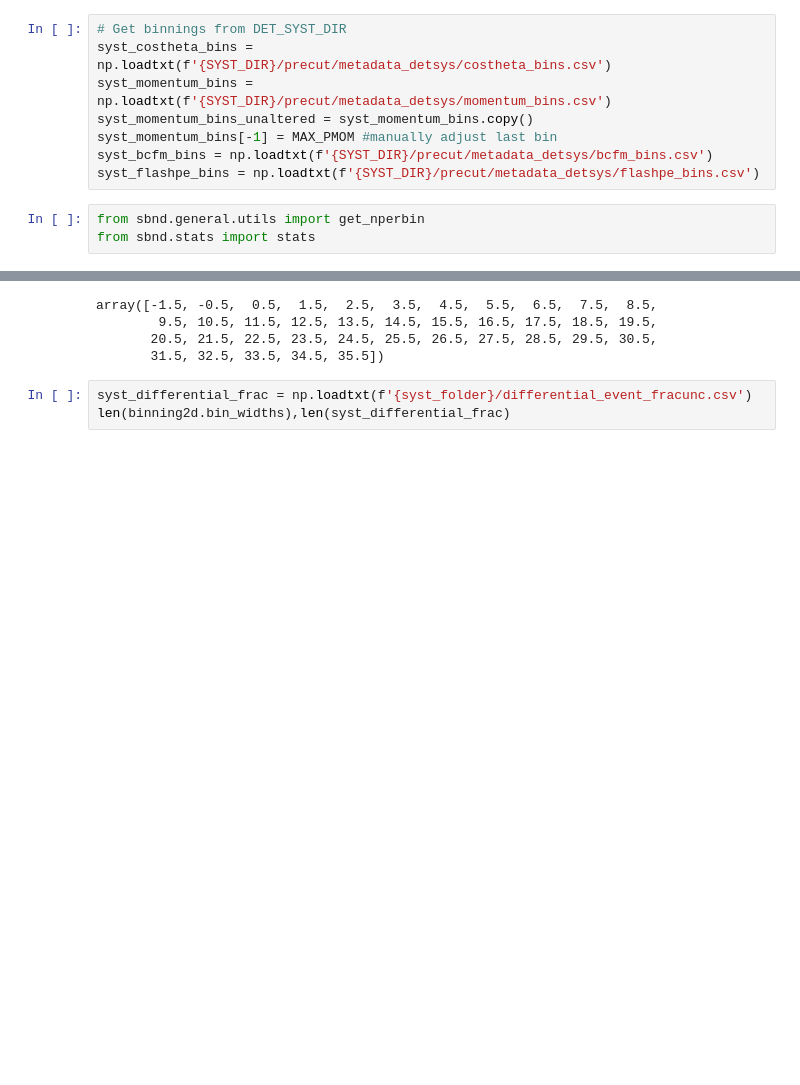
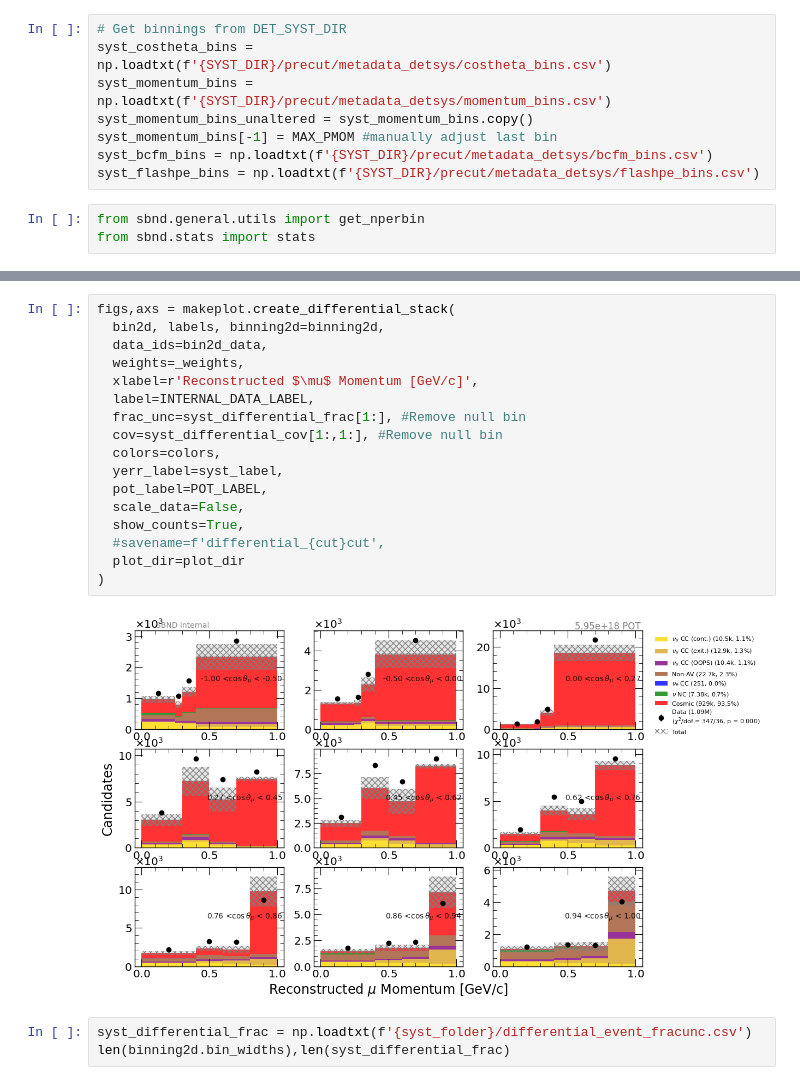
Before and after one commit to bear-is-asleep/cafpyana, a Jupyter notebook: analysis_village/numuincl/interaction_plots.ipynb, the cells around one changed output, grey strips where cells are left out. Saved outputs shown, nothing was run; the diff lists cells and outputs as text; blank space fills up the shorter version.

```diff
--- a/analysis_village/numuincl/interaction_plots.ipynb
+++ b/analysis_village/numuincl/interaction_plots.ipynb
@@ -1605,9 +1648,22 @@ KeyboardInterrupt:
 # %%
+figs,axs = makeplot.create_differential_stack(
+  bin2d, labels, binning2d=binning2d,
+  data_ids=bin2d_data,
+  weights=_weights,
+  xlabel=r'Reconstructed $\mu$ Momentum [GeV/c]',
+  label=INTERNAL_DATA_LABEL,
+  frac_unc=syst_differential_frac[1:], #Remove null bin
+  cov=syst_differential_cov[1:,1:], #Remove null bin
+  colors=colors,
+  yerr_label=syst_label,
+  pot_label=POT_LABEL,
+  scale_data=False,
+  show_counts=True,
+  #savename=f'differential_{cut}cut',
+  plot_dir=plot_dir
+)
 # %% [output]
-array([-1.5, -0.5,  0.5,  1.5,  2.5,  3.5,  4.5,  5.5,  6.5,  7.5,  8.5,
-        9.5, 10.5, 11.5, 12.5, 13.5, 14.5, 15.5, 16.5, 17.5, 18.5, 19.5,
-       20.5, 21.5, 22.5, 23.5, 24.5, 25.5, 26.5, 27.5, 28.5, 29.5, 30.5,
-       31.5, 32.5, 33.5, 34.5, 35.5])
+[figure, added]
 # %%
 syst_differential_frac = np.loadtxt(f'{syst_folder}/differential_event_fracunc.csv')
 len(binning2d.bin_widths),len(syst_differential_frac)
```
Also changed, not shown: parts of 64 cells of this notebook, 5 other files.
